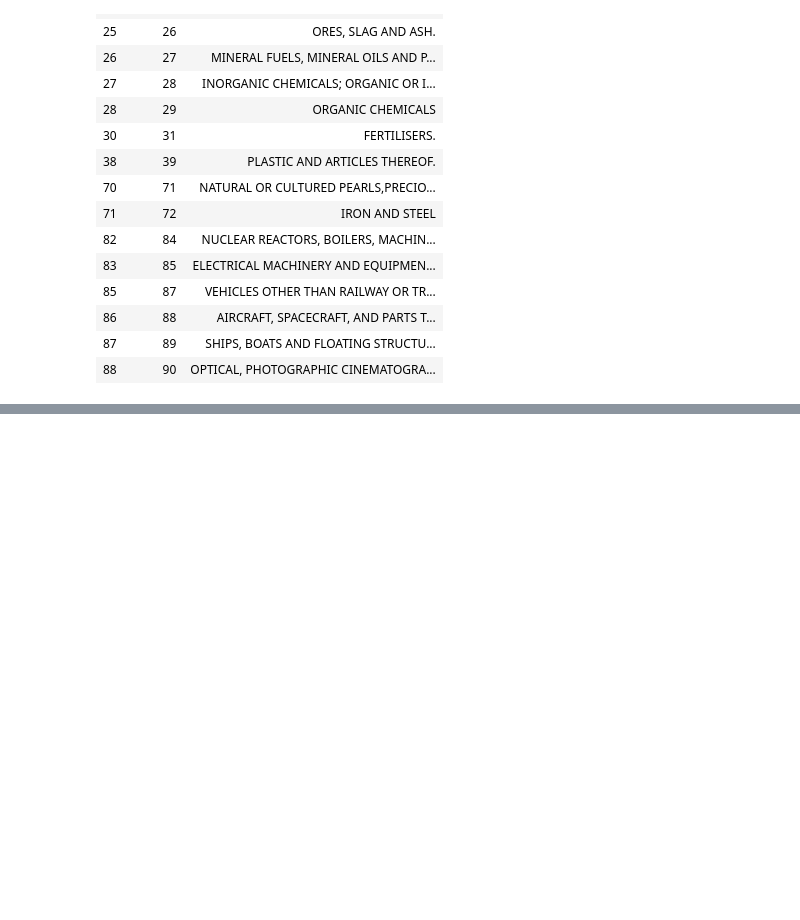
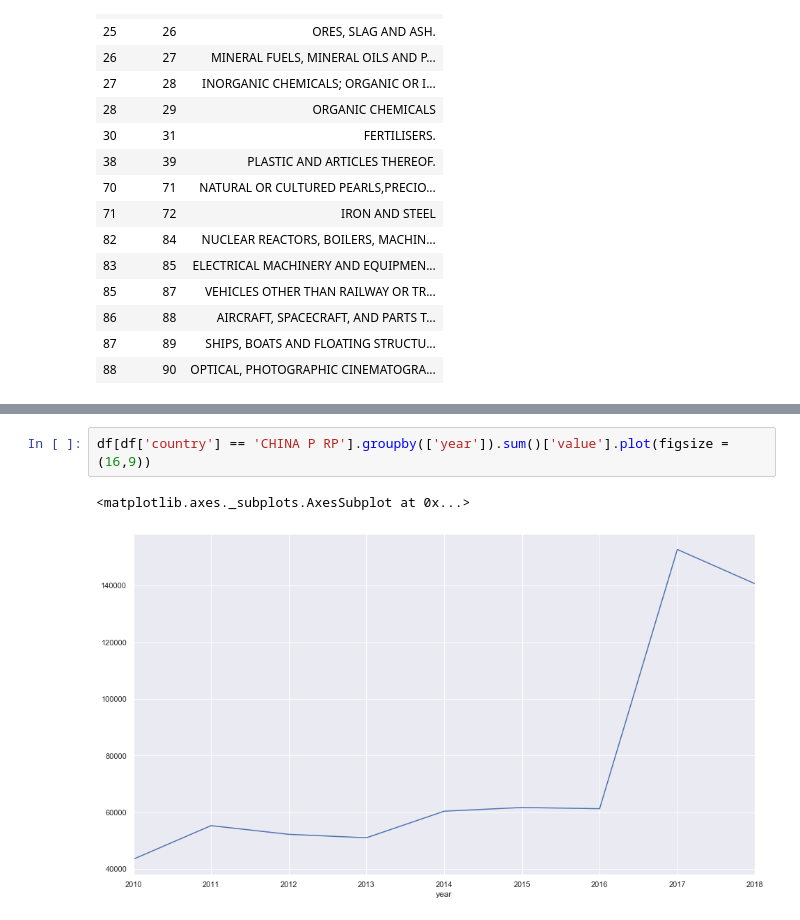
Before and after one commit to ForkedRepositories/Indian-Trade-Data-Analysis-and-Forecasting, a Jupyter notebook: Notebooks/data_analysis.ipynb, the cells around one changed output, grey strips where cells are left out. Cells and saved outputs as stored; diff of their text form; blank space fills up the shorter version.

```diff
--- a/Notebooks/data_analysis.ipynb
+++ b/Notebooks/data_analysis.ipynb
@@ -424,0 +478,5 @@ SyntaxError: unexpected EOF while parsing (<ipython-input-48-6ef1880f5eb6>, line
+# %%
+df[df['country'] == 'CHINA P RP'].groupby(['year']).sum()['value'].plot(figsize = (16,9))
+# %% [output]
+<matplotlib.axes._subplots.AxesSubplot at 0x...>
+[figure, added]
```
Also changed, not shown: parts of 8 cells of this notebook, 54 other files.
